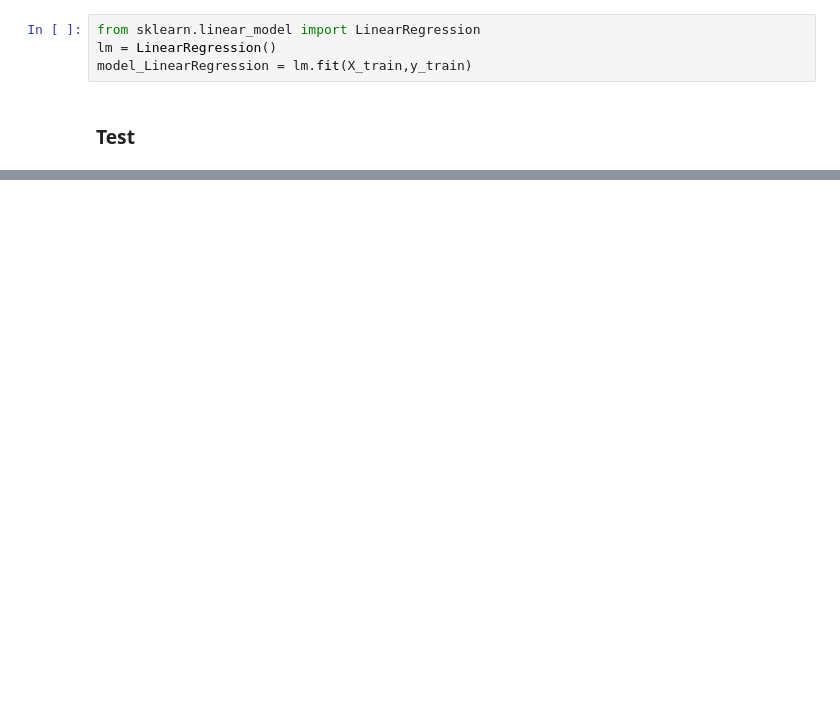
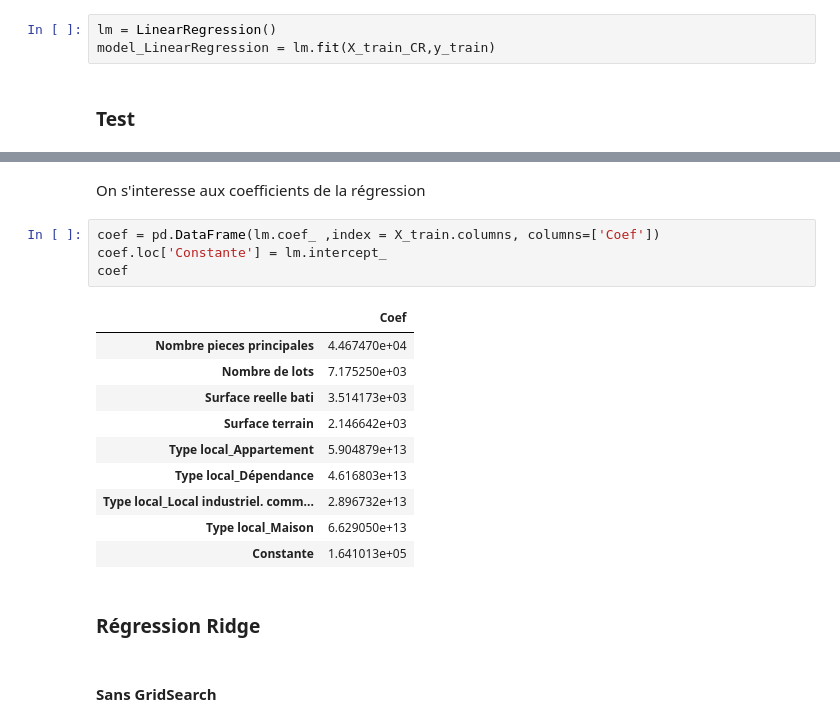
Before and after one commit to dounya-bourhani/ProjetPython, a Jupyter notebook: modeles-ml-dounya.ipynb, the cells around one changed output, grey strips where cells are left out. Cells and saved outputs as stored; diff of their text form; blank space fills up the shorter version.

```diff
--- a/modeles-ml-dounya.ipynb
+++ b/modeles-ml-dounya.ipynb
@@ -117,9 +220,8 @@ X_train, X_test, y_train, y_test = train_test_split(X, Y, test_size = 0.30, rand
 # %% [markdown]
 On lance l'apprentissage du modèle sur l'échantillon d'entrainement
 # %%
-from sklearn.linear_model import LinearRegression
 lm = LinearRegression()
-model_LinearRegression = lm.fit(X_train,y_train)
+model_LinearRegression = lm.fit(X_train_CR,y_train)
 # %% [markdown]
 ### Test
 # %%
@@ -134,0 +238,21 @@ mean_squared_error(y_test, y_pred, squared=False)
+# %% [markdown]
+On s'interesse aux coefficients de la régression
+# %%
+coef = pd.DataFrame(lm.coef_ ,index = X_train.columns, columns=['Coef'])
+coef.loc['Constante'] = lm.intercept_
+coef
+# %% [output]
+|  | Coef |
+| Nombre pieces principales | 4.467470e+04 |
+| Nombre de lots | 7.175250e+03 |
+| Surface reelle bati | 3.514173e+03 |
+| Surface terrain | 2.146642e+03 |
+| Type local_Appartement | 5.904879e+13 |
+| Type local_Dépendance | 4.616803e+13 |
+| Type local_Local industriel. comm... | 2.896732e+13 |
+| Type local_Maison | 6.629050e+13 |
+| Constante | 1.641013e+05 |
+# %% [markdown]
+### Régression Ridge
+# %% [markdown]
+#### Sans GridSearch
```
Also changed, not shown: parts of 51 cells of this notebook.
